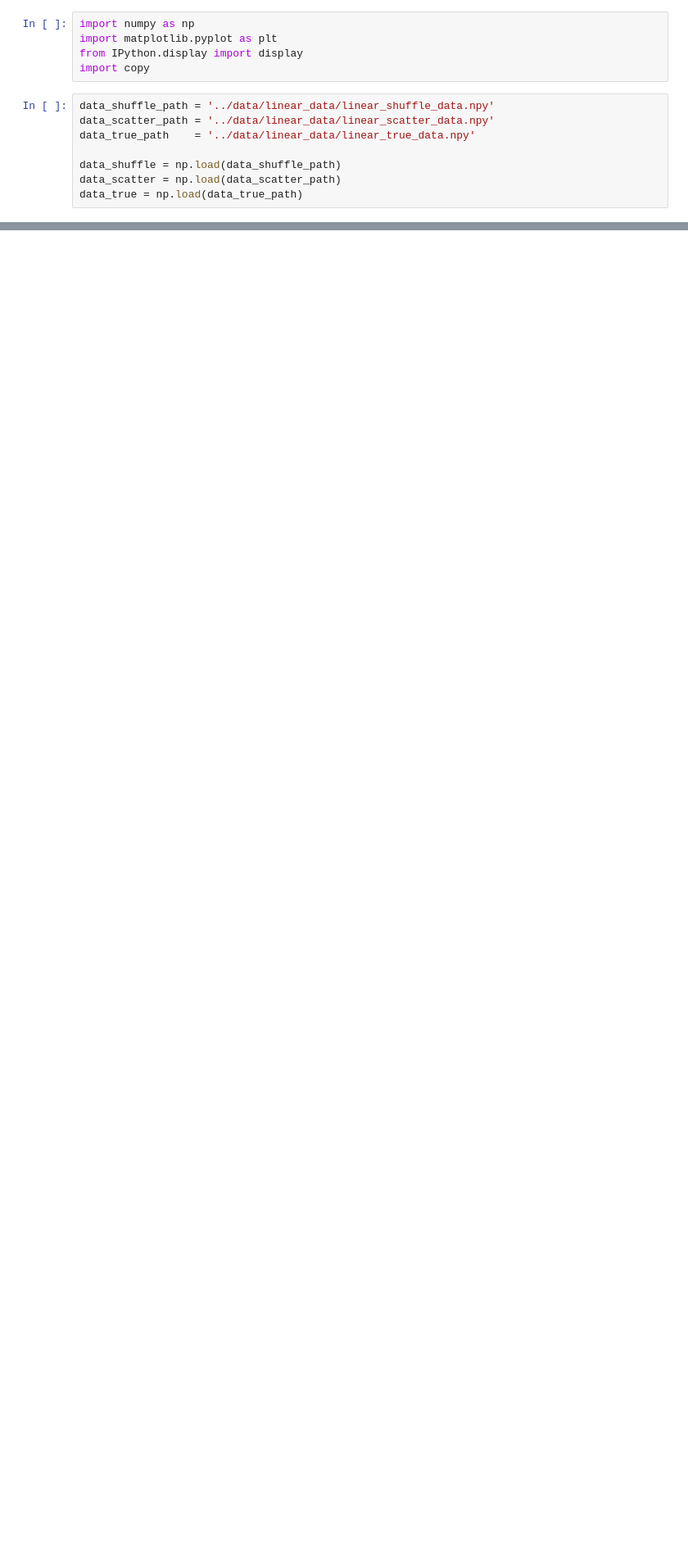
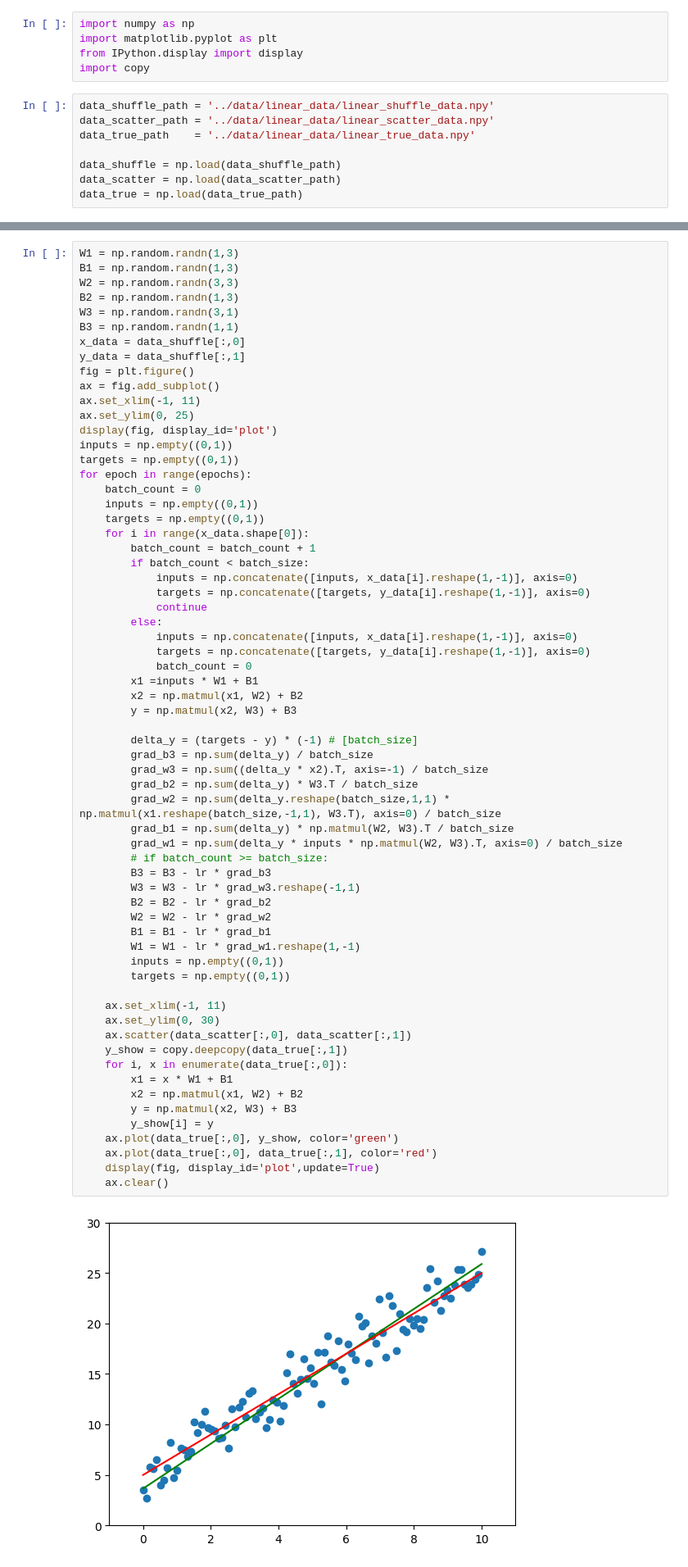
Before and after one commit to zhangjingxian1998/some_note, a Jupyter notebook: example/numpy/grad_down.ipynb, the cells around one changed output, grey strips where cells are left out. Shown at 82% size. Saved outputs shown, nothing was run; the diff lists cells and outputs as text; blank space fills up the shorter version.

```diff
--- a/example/numpy/grad_down.ipynb
+++ b/example/numpy/grad_down.ipynb
@@ -154,0 +142,66 @@ array([[ 0.84821959,  0.86075645,  0.81652607],
+# %%
+W1 = np.random.randn(1,3)
+B1 = np.random.randn(1,3)
+W2 = np.random.randn(3,3)
+B2 = np.random.randn(1,3)
+W3 = np.random.randn(3,1)
+B3 = np.random.randn(1,1)
+x_data = data_shuffle[:,0]
+y_data = data_shuffle[:,1]
+fig = plt.figure()
+ax = fig.add_subplot()
+ax.set_xlim(-1, 11)
+ax.set_ylim(0, 25)
+display(fig, display_id='plot')
+inputs = np.empty((0,1))
+targets = np.empty((0,1))
+for epoch in range(epochs):
+    batch_count = 0
+    inputs = np.empty((0,1))
+    targets = np.empty((0,1))
+    for i in range(x_data.shape[0]):
+        batch_count = batch_count + 1
+        if batch_count < batch_size:
+            inputs = np.concatenate([inputs, x_data[i].reshape(1,-1)], axis=0)
+            targets = np.concatenate([targets, y_data[i].reshape(1,-1)], axis=0)
+            continue
+        else:
+            inputs = np.concatenate([inputs, x_data[i].reshape(1,-1)], axis=0)
+            targets = np.concatenate([targets, y_data[i].reshape(1,-1)], axis=0)
+            batch_count = 0
+        x1 =inputs * W1 + B1
+        x2 = np.matmul(x1, W2) + B2
+        y = np.matmul(x2, W3) + B3
+
+        delta_y = (targets - y) * (-1) # [batch_size]
+        grad_b3 = np.sum(delta_y) / batch_size
+        grad_w3 = np.sum((delta_y * x2).T, axis=-1) / batch_size
+        grad_b2 = np.sum(delta_y) * W3.T / batch_size
+        grad_w2 = np.sum(delta_y.reshape(batch_size,1,1) * np.matmul(x1.reshape(batch_size,-1,1), W3.T), axis=0) / batch_size
+        grad_b1 = np.sum(delta_y) * np.matmul(W2, W3).T / batch_size
+        grad_w1 = np.sum(delta_y * inputs * np.matmul(W2, W3).T, axis=0) / batch_size
+        # if batch_count >= batch_size:
+        B3 = B3 - lr * grad_b3
+        W3 = W3 - lr * grad_w3.reshape(-1,1)
+        B2 = B2 - lr * grad_b2
+        W2 = W2 - lr * grad_w2
+        B1 = B1 - lr * grad_b1
+        W1 = W1 - lr * grad_w1.reshape(1,-1)
+        inputs = np.empty((0,1))
+        targets = np.empty((0,1))
+
+    ax.set_xlim(-1, 11)
+    ax.set_ylim(0, 30)
+    ax.scatter(data_scatter[:,0], data_scatter[:,1])
+    y_show = copy.deepcopy(data_true[:,1])
+    for i, x in enumerate(data_true[:,0]):
+        x1 = x * W1 + B1
+        x2 = np.matmul(x1, W2) + B2
+        y = np.matmul(x2, W3) + B3
+        y_show[i] = y
+    ax.plot(data_true[:,0], y_show, color='green')
+    ax.plot(data_true[:,0], data_true[:,1], color='red')
+    display(fig, display_id='plot',update=True)
+    ax.clear()
+# %% [output]
+[figure, added]
```
Also changed, not shown: parts of 7 cells of this notebook, 2 other files.
